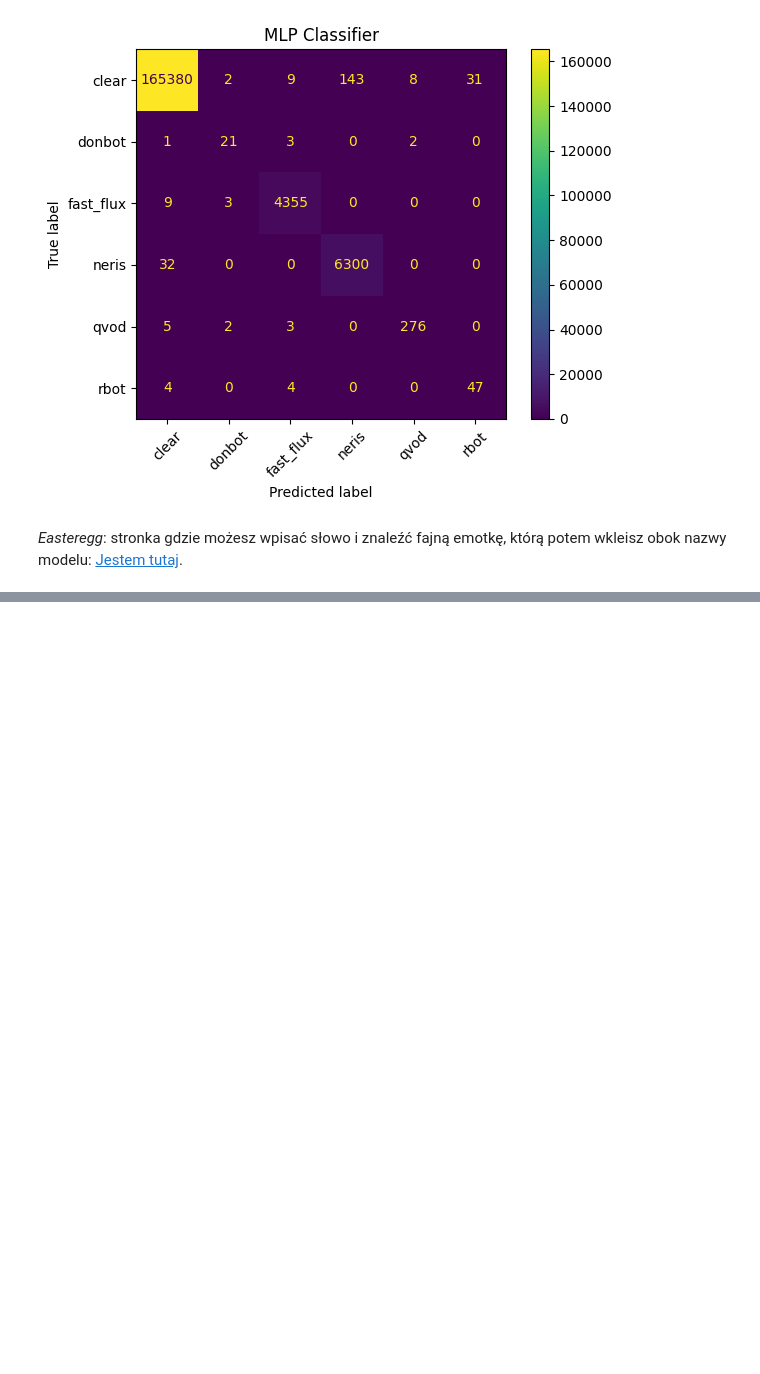
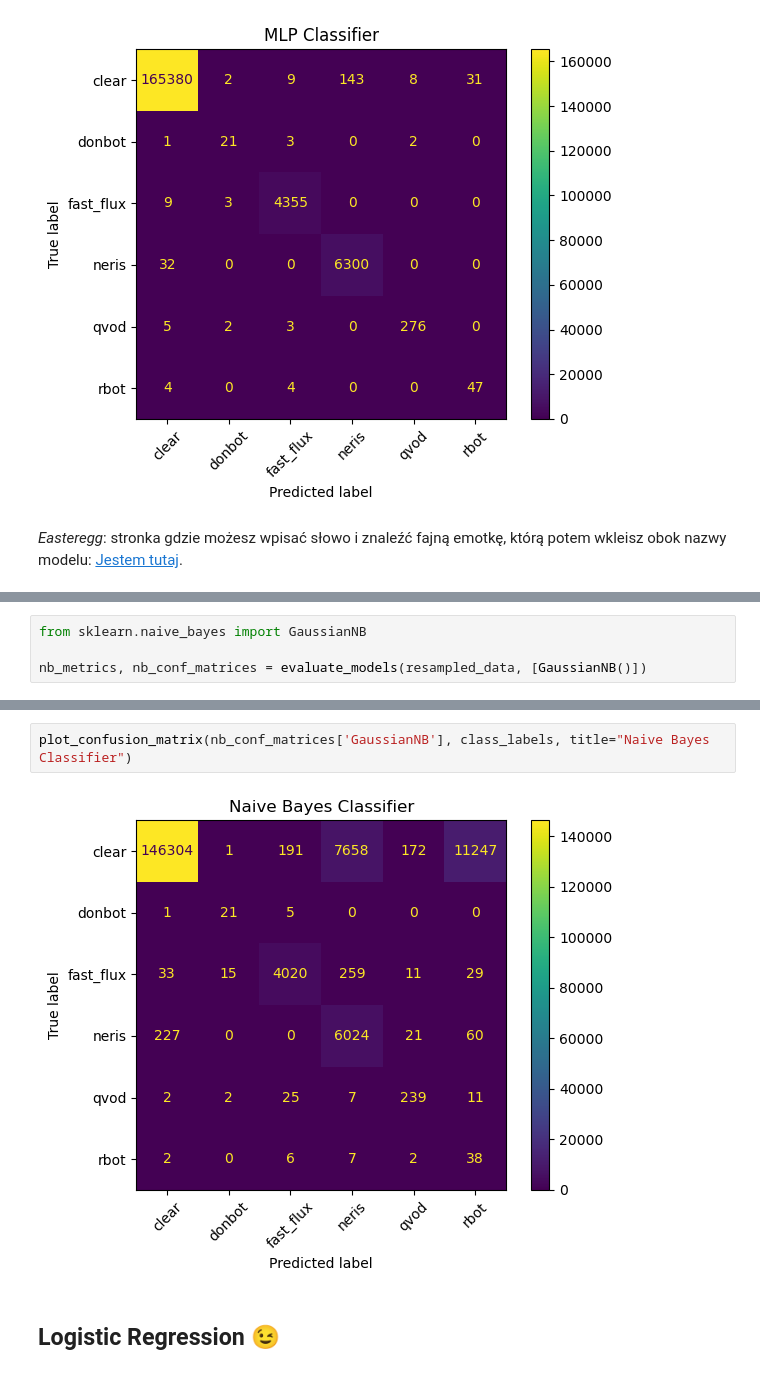
Before and after one commit to Jankiel-Predator/ML3, a Jupyter notebook: website_approach.ipynb, the cells around one changed output, grey strips where cells are left out. Cells and saved outputs as stored; diff of their text form; blank space fills up the shorter version.

```diff
--- a/website_approach.ipynb
+++ b/website_approach.ipynb
@@ -290,0 +321,4 @@ plot_confusion_matrix(mlp_conf_matrices['MLPClassifier'], class_labels, title="M
+# %%
+from sklearn.naive_bayes import GaussianNB
+
+nb_metrics, nb_conf_matrices = evaluate_models(resampled_data, [GaussianNB()])
@@ -290,0 +334,6 @@ plot_confusion_matrix(mlp_conf_matrices['MLPClassifier'], class_labels, title="M
+# %%
+plot_confusion_matrix(nb_conf_matrices['GaussianNB'], class_labels, title="Naive Bayes Classifier")
+# %% [output]
+[figure, added]
+# %% [markdown]
+## Logistic Regression 😉
```
Also changed, not shown: parts of 25 cells of this notebook.
